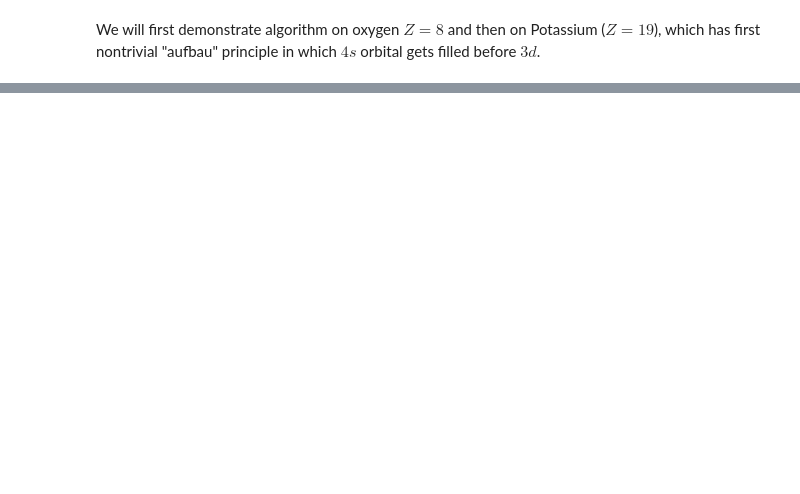
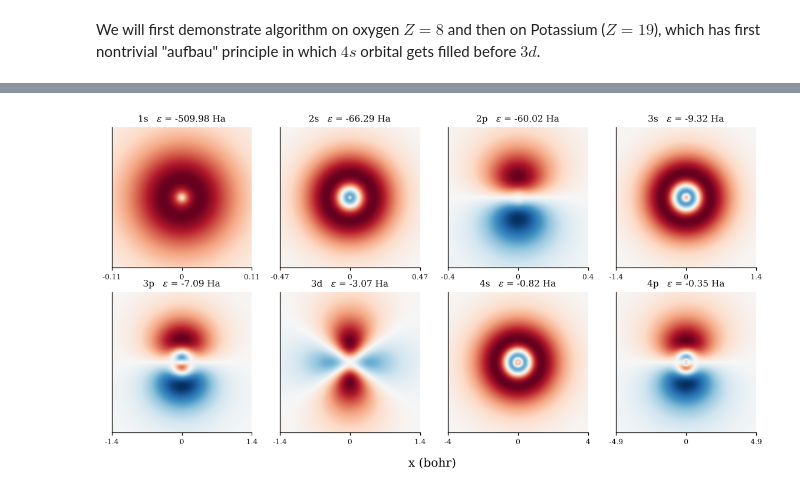
Before and after one commit to yw-choi/yw-choi.github.io, a Jupyter notebook: static/PHY4008/notebooks/06_atom_dft.ipynb, the cells around one changed output, grey strips where cells are left out. Drawn from its saved outputs; the diff is of its cells as text; code cells hidden in the pictures; blank space fills up the shorter version.

```diff
--- a/static/PHY4008/notebooks/06_atom_dft.ipynb
+++ b/static/PHY4008/notebooks/06_atom_dft.ipynb
@@ -678,0 +1052,22 @@ Iteration 30 Etot[Ry]= -1196.39207063201 Etot[Hartree]= -598.196035316005 Diff=
+# %%
+atoms, ions = {}, {}
+t0 = time.time()
+print(' Z  atom configuration         E_LDA (Ha)  E-E_NIST (mHa)  I (eV)  iterations')
+for Z in range(1, 37):
+    s = SYMBOL[Z]
+    mix = 0.3 if 21 <= Z <= 30 else 0.5
+    atoms[s] = lda_atom(Z, CONFIG[s], mix=mix)
+    if Z == 1:
+        ions[s] = dict(Etot=0.0)                 # H+ has no electrons
+    else:
+        ions[s] = lda_atom(Z, CONFIG[s + '+'], mix=mix, Uks0=atoms[s]['Uks'])
+    assert atoms[s]['converged'] and (Z == 1 or ions[s]['converged'])
+    I = (ions[s]['Etot'] - atoms[s]['Etot'])*Ha_eV
+    print(f"{Z:2d}  {s:3s}  {CONFIG[s]:20s}{atoms[s]['Etot']:14.6f}"
+          f"{1e3*(atoms[s]['Etot'] - E_NIST[s]):12.3f}{I:10.3f}{len(atoms[s]['hist']):8d}")
+
+for s, Z in [('Xe', 54), ('Rn', 86)]:            # heavy noble gases, finer grid
+    atoms[s] = lda_atom(Z, CONFIG[s], N=2**15+1)
+    print(f"{Z:2d}  {s:3s}  {CONFIG[s]:20s}{atoms[s]['Etot']:14.6f}"
+          f"{1e3*(atoms[s]['Etot'] - E_NIST[s]):12.3f}{'':10s}{len(atoms[s]['hist']):8d}")
+print(f'{time.time() - t0:.0f} s')
@@ -678,0 +1136,24 @@ Iteration 30 Etot[Ry]= -1196.39207063201 Etot[Hartree]= -598.196035316005 Diff=
+# %%
+a = atoms['Kr']
+shells = [(1, 0), (2, 0), (2, 1), (3, 0), (3, 1), (3, 2), (4, 0), (4, 1)]
+fig, axes = plt.subplots(2, 4, figsize=(10.5, 5.6))
+for ax, (n, l) in zip(axes.flat, shells):
+    u = orbital(a, n, l)
+    L = 2.5*mean_r(a, n, l)
+    x = np.linspace(-L, L, 401)
+    X, Y = np.meshgrid(x, x)
+    r = np.hypot(X, Y)
+    cos_t = Y/np.maximum(r, 1e-12)
+    rpsi = np.interp(r, a['R'], u)*np.sqrt((2*l + 1)/(4*np.pi))*eval_legendre(l, cos_t)
+    vmax = np.abs(rpsi).max()
+    ax.imshow(rpsi, extent=[-L, L, -L, L], origin='lower', cmap='RdBu_r',
+              vmin=-vmax, vmax=vmax)
+    ax.set_title(f"{n}{LNAME[l]}   $\\varepsilon$ = {a['eps'][(n, l)]:.2f} Ha", fontsize=10)
+    ax.set_xticks([-L, 0, L], [f'{-L:.2g}', '0', f'{L:.2g}'])
+    ax.set_yticks([])
+    ax.tick_params(labelsize=8)
+fig.supxlabel('x (bohr)')
+plt.tight_layout()
+plt.show()
+# %% [output]
+[figure, added]
```
Also changed, not shown: parts of 36 cells of this notebook, 3 other files.
